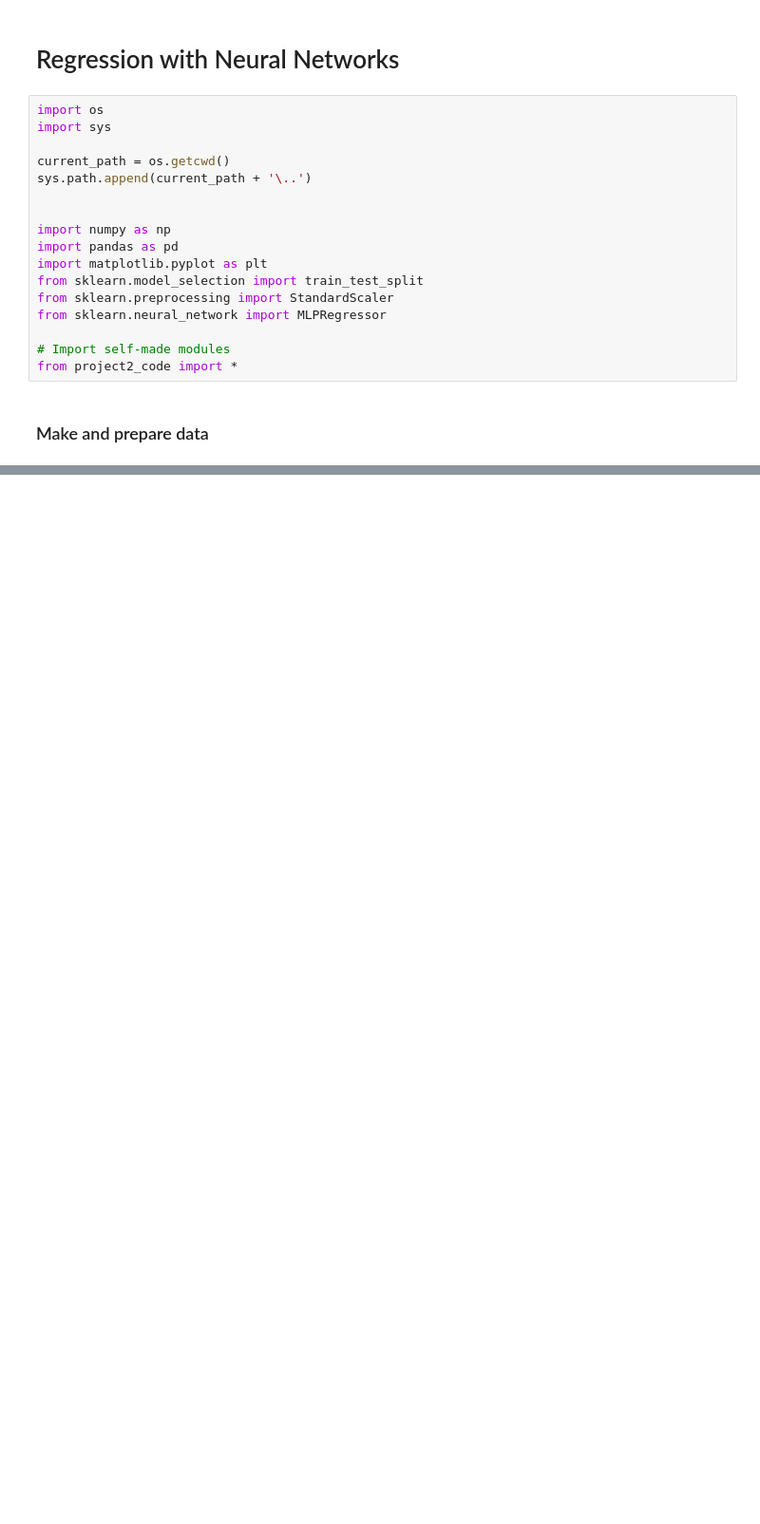
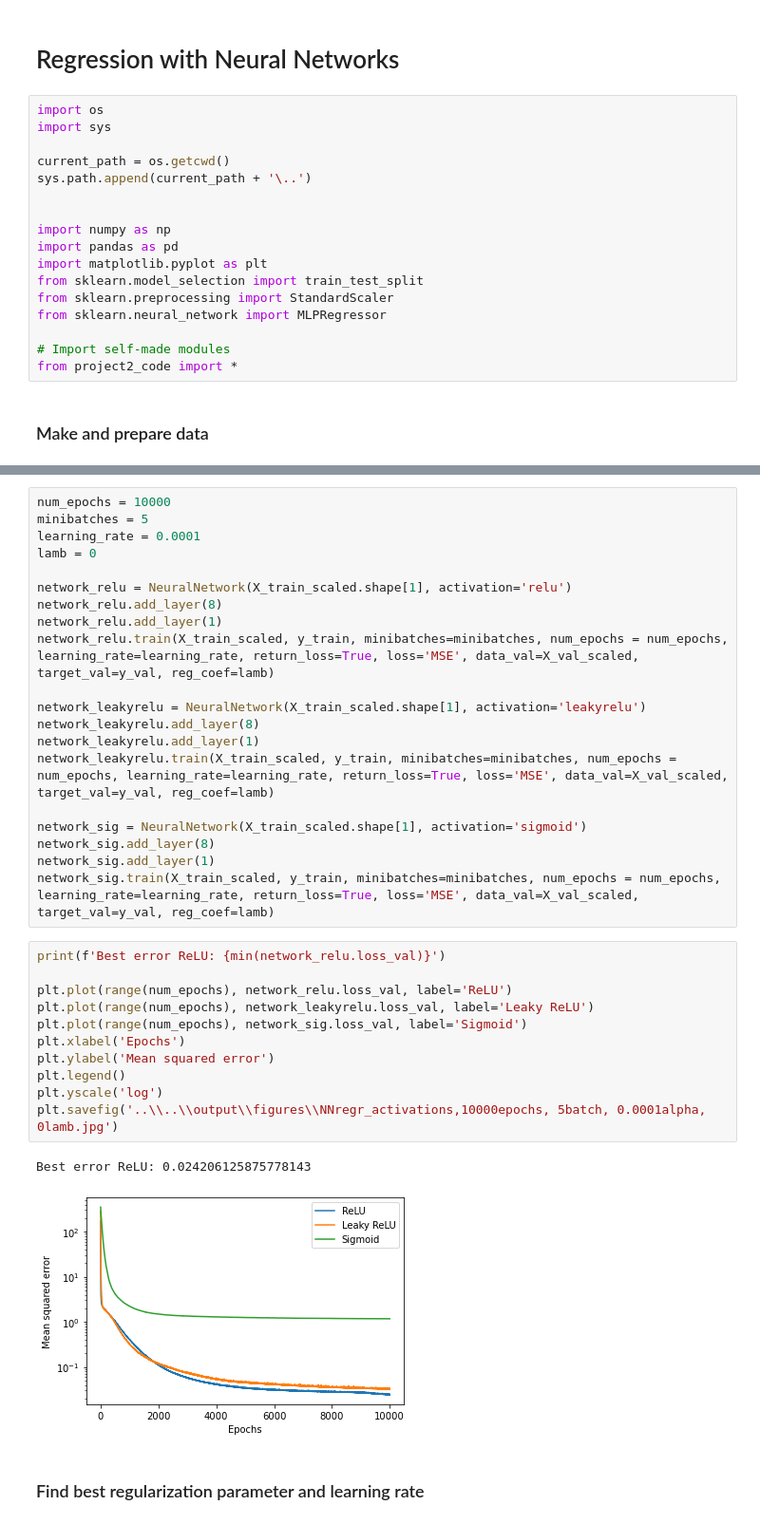
Before and after one commit to OdaLangrekken/FYS-STK4155, a Jupyter notebook: Project2/project2_code/notebooks/Partbc_NeuralNetworkRegression.ipynb, the cells around one changed output, grey strips where cells are left out. Shown at 95% size. Drawn from its saved outputs; the diff is of its cells as text; blank space fills up the shorter version.

```diff
--- a/Project2/project2_code/notebooks/Partbc_NeuralNetworkRegression.ipynb
+++ b/Project2/project2_code/notebooks/Partbc_NeuralNetworkRegression.ipynb
@@ -341,0 +128,36 @@ MSE(y_pred_test, y_test)
+# %%
+num_epochs = 10000
+minibatches = 5
+learning_rate = 0.0001
+lamb = 0
+
+network_relu = NeuralNetwork(X_train_scaled.shape[1], activation='relu')
+network_relu.add_layer(8)
+network_relu.add_layer(1)
+network_relu.train(X_train_scaled, y_train, minibatches=minibatches, num_epochs = num_epochs, learning_rate=learning_rate, return_loss=True, loss='MSE', data_val=X_val_scaled, target_val=y_val, reg_coef=lamb)
+
+network_leakyrelu = NeuralNetwork(X_train_scaled.shape[1], activation='leakyrelu')
+network_leakyrelu.add_layer(8)
+network_leakyrelu.add_layer(1)
+network_leakyrelu.train(X_train_scaled, y_train, minibatches=minibatches, num_epochs = num_epochs, learning_rate=learning_rate, return_loss=True, loss='MSE', data_val=X_val_scaled, target_val=y_val, reg_coef=lamb)
+
+network_sig = NeuralNetwork(X_train_scaled.shape[1], activation='sigmoid')
+network_sig.add_layer(8)
+network_sig.add_layer(1)
+network_sig.train(X_train_scaled, y_train, minibatches=minibatches, num_epochs = num_epochs, learning_rate=learning_rate, return_loss=True, loss='MSE', data_val=X_val_scaled, target_val=y_val, reg_coef=lamb)
+# %%
+print(f'Best error ReLU: {min(network_relu.loss_val)}')
+
+plt.plot(range(num_epochs), network_relu.loss_val, label='ReLU')
+plt.plot(range(num_epochs), network_leakyrelu.loss_val, label='Leaky ReLU')
+plt.plot(range(num_epochs), network_sig.loss_val, label='Sigmoid')
+plt.xlabel('Epochs')
+plt.ylabel('Mean squared error')
+plt.legend()
+plt.yscale('log')
+plt.savefig('..\\..\\output\\figures\\NNregr_activations,10000epochs, 5batch, 0.0001alpha, 0lamb.jpg')
+# %% [output]
+Best error ReLU: 0.024206125875778143
+[figure, added]
+# %% [markdown]
+### Find best regularization parameter and learning rate
```
Also changed, not shown: parts of 22 cells of this notebook, 24 other files.
